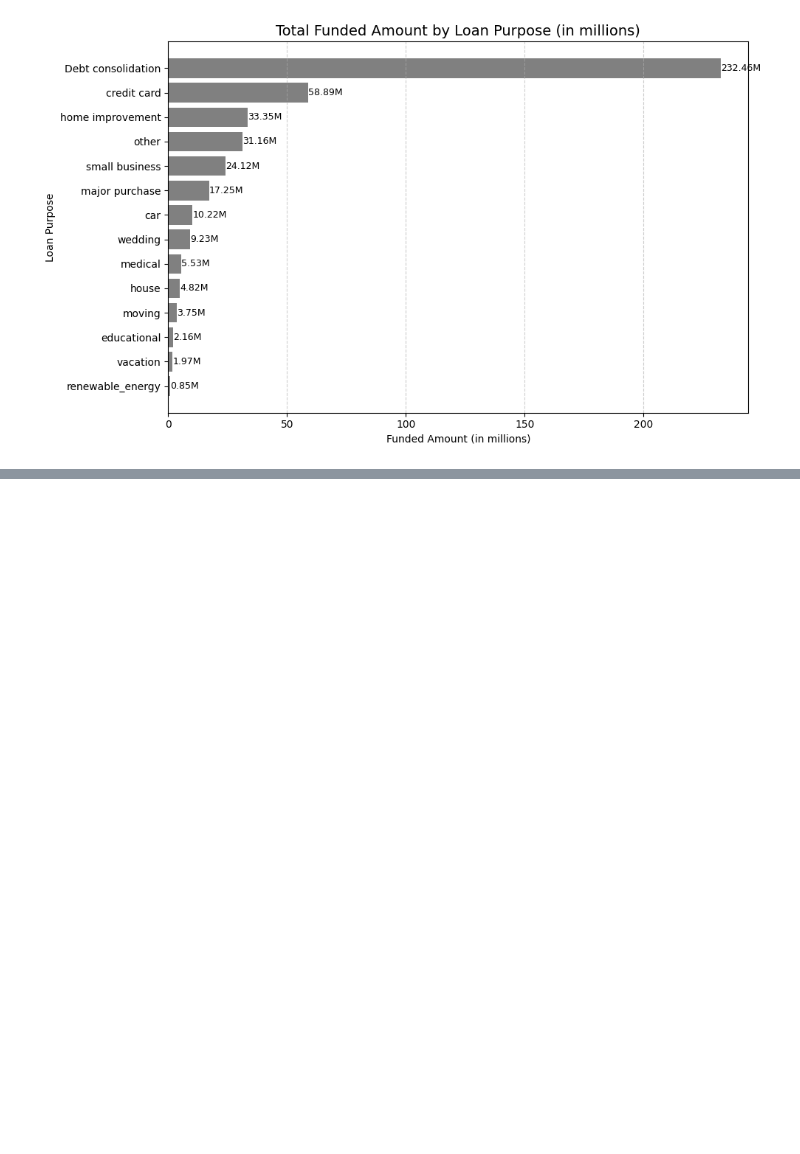
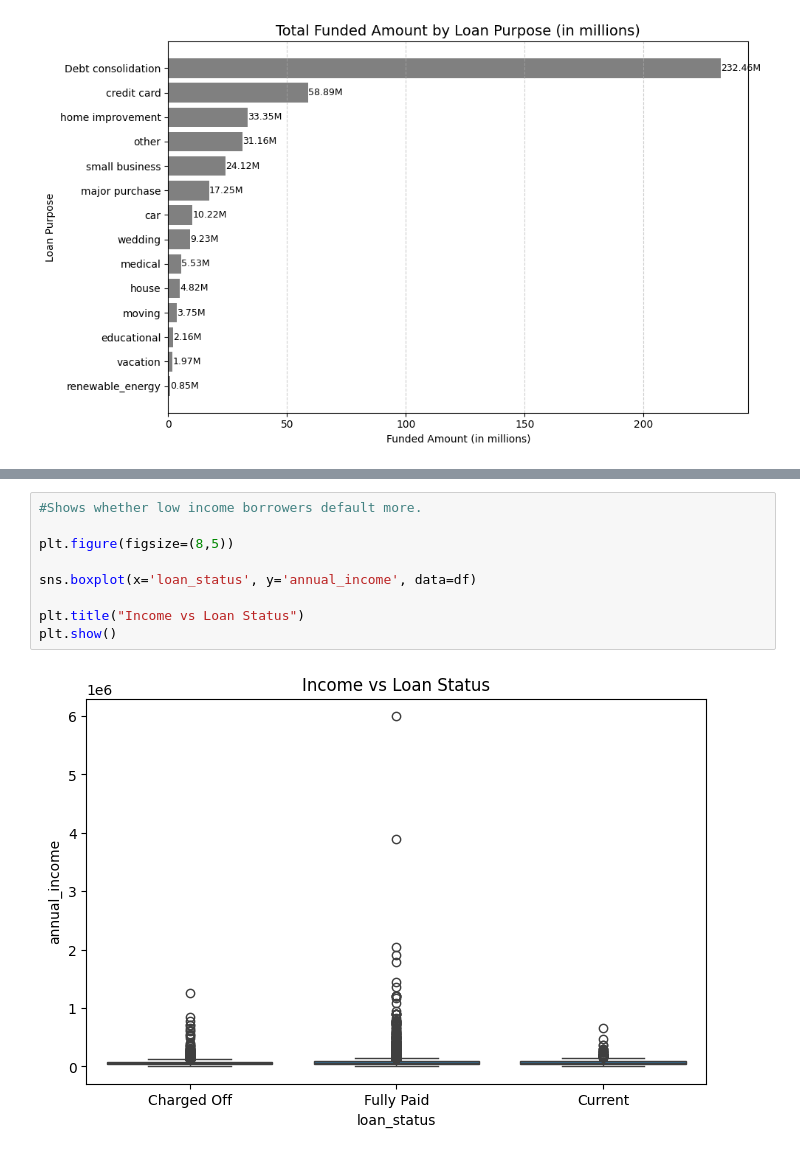
Before and after one commit to imaliakarim/Bank-Loan-Analysis, a Jupyter notebook: bankanalysis.ipynb, the cells around one changed output, grey strips where cells are left out. Cells and saved outputs as stored; diff of their text form; blank space fills up the shorter version.

```diff
--- a/bankanalysis.ipynb
+++ b/bankanalysis.ipynb
@@ -282,0 +311,11 @@ plt.show()
+# %%
+#Shows whether low income borrowers default more.
+
+plt.figure(figsize=(8,5))
+
+sns.boxplot(x='loan_status', y='annual_income', data=df)
+
+plt.title("Income vs Loan Status")
+plt.show()
+# %% [output]
+[figure, added]
```
Also changed, not shown: parts of 11 cells of this notebook.
